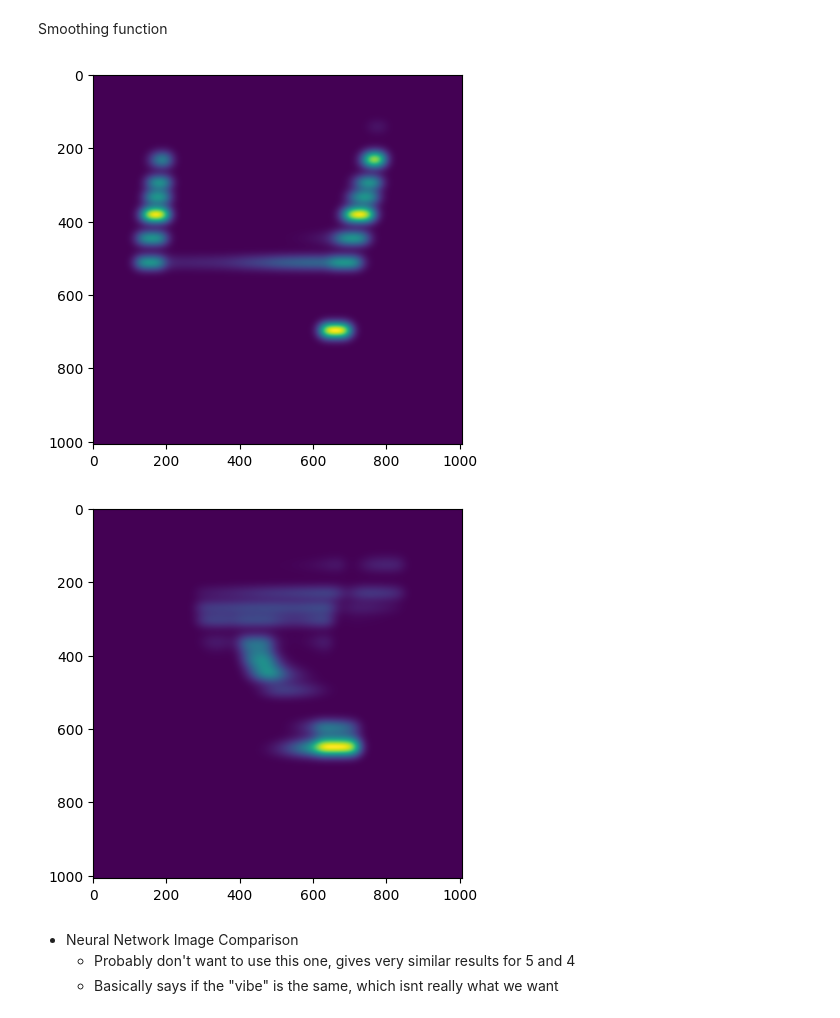
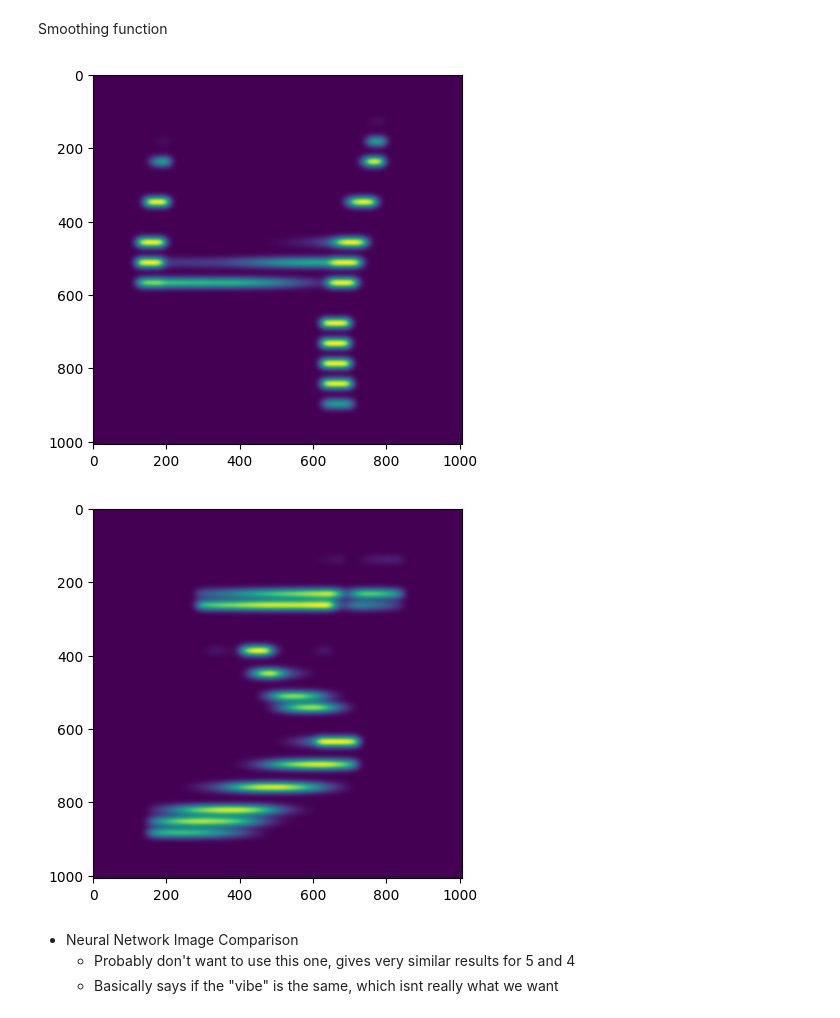
Before and after one commit to takakhoo/UNet-MNIST-to-Spectrogram, a Jupyter notebook: 1.ipynb, the cells around one changed output. Saved outputs shown, nothing was run; the diff lists cells and outputs as text; code cells hidden in the pictures.

```diff
--- a/1.ipynb
+++ b/1.ipynb
@@ -251,28 +250,28 @@ def smooth(image, sigma):
     image = gaussian_filter(image, sigma = sigma)
     return image
 # %%
-smooth_ = 15
+smooth_ = 10
 
 #for 4
 smoothed = smooth(secondgaussian1, smooth_)
 #Normalize
 smoothed = (smoothed  - smoothed.min()) / (smoothed.max() - smoothed.min()) * 255
 plt.imshow(smoothed)
 plt.show()
 im = Image.fromarray(smoothed).convert('RGB')
 im.save("thenumber4-upscaled-blurred-harmonics-smeared-smoothed.png")
 
 #for 5
 smoothed = smooth(secondgaussian2, smooth_)
 #Normalize
 smoothed = (smoothed  - smoothed.min()) / (smoothed.max() - smoothed.min()) * 255
 plt.imshow(smoothed)
 plt.show()
 im = Image.fromarray(smoothed).convert('RGB')
 im.save("thenumber5-upscaled-blurred-harmonics-smeared-smoothed.png")
 # %% [output]
-[figure, old version]
+[figure, new version]
-[figure, old version]
+[figure, new version]
 # %% [markdown]
 * Neural Network Image Comparison
     - Probably don't want to use this one, gives very similar results for 5 and 4
```
Also changed, not shown: parts of 8 cells of this notebook, 12 other files.
